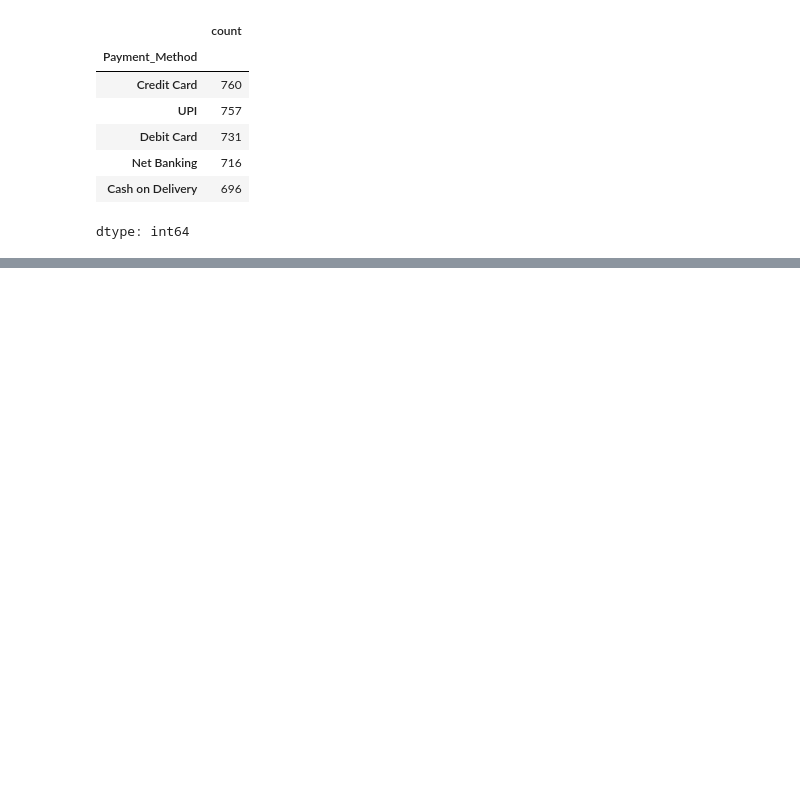
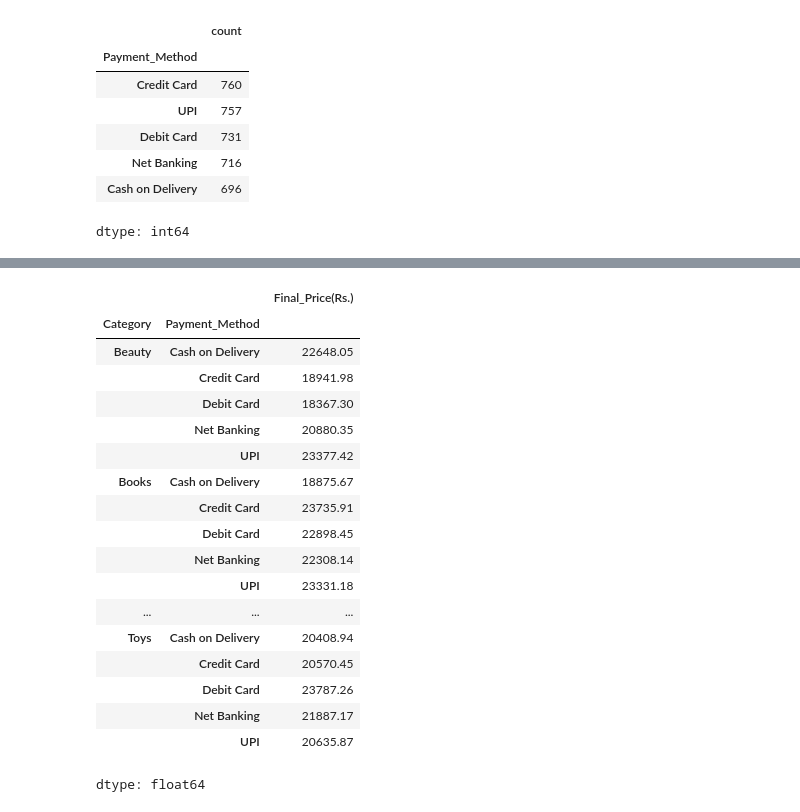
Before and after one commit to bungei53/sales-data-cleaning-pipeline, a Jupyter notebook: Untitled9.ipynb, the cells around one changed output, grey strips where cells are left out. Saved outputs shown, nothing was run; the diff lists cells and outputs as text; code cells hidden in the pictures; blank space fills up the shorter version.

```diff
--- a/Untitled9.ipynb
+++ b/Untitled9.ipynb
@@ -325,0 +346,22 @@ dtype: int64
+# %%
+df.groupby(['Category','Payment_Method'])['Final_Price(Rs.)'].sum()
+# %% [output]
+|  |  | Final_Price(Rs.) |
+| Category | Payment_Method |  |
+| Beauty | Cash on Delivery | 22648.05 |
+|  | Credit Card | 18941.98 |
+|  | Debit Card | 18367.30 |
+|  | Net Banking | 20880.35 |
+|  | UPI | 23377.42 |
+| Books | Cash on Delivery | 18875.67 |
+|  | Credit Card | 23735.91 |
+|  | Debit Card | 22898.45 |
+|  | Net Banking | 22308.14 |
+|  | UPI | 23331.18 |
+| ... | ... | ... |
+| Toys | Cash on Delivery | 20408.94 |
+|  | Credit Card | 20570.45 |
+|  | Debit Card | 23787.26 |
+|  | Net Banking | 21887.17 |
+|  | UPI | 20635.87 |
+dtype: float64
```
Also changed, not shown: parts of 11 cells of this notebook.
